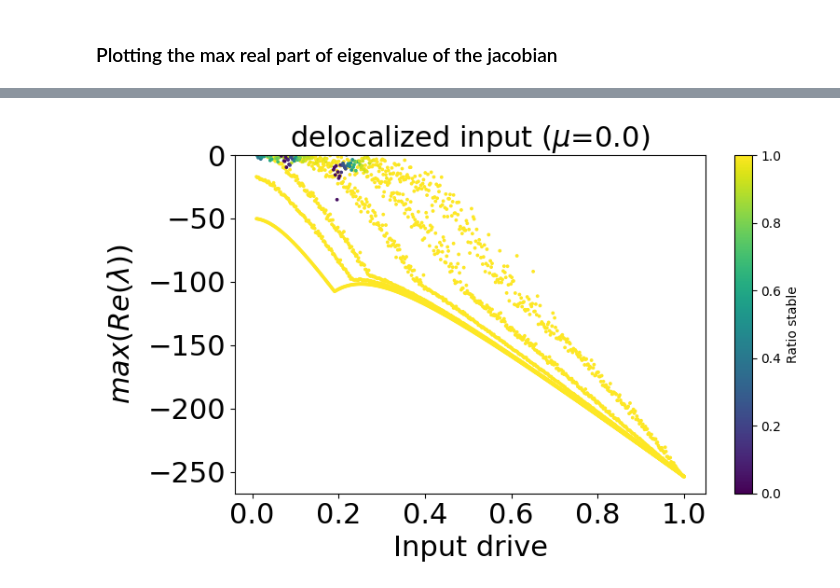
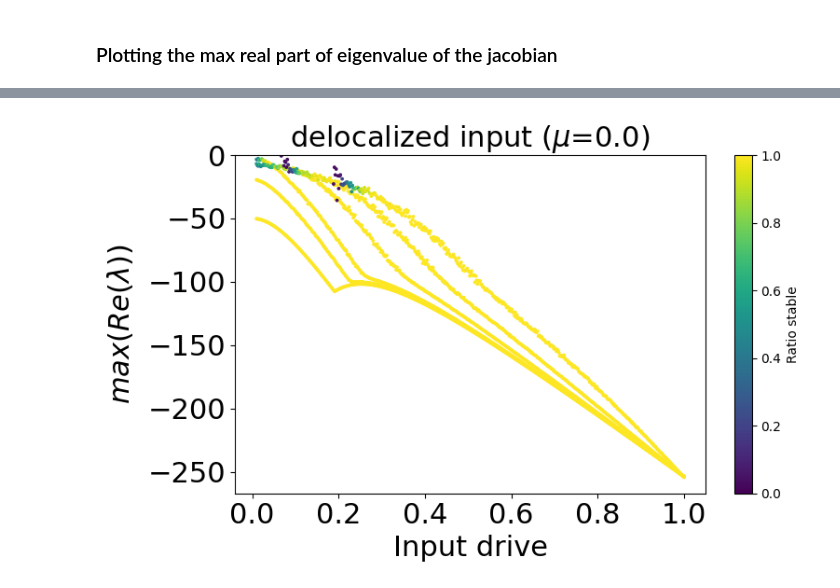
Before and after one commit to shivangrawat/perturbed_organics, a Jupyter notebook: examples/plot_lines_delocalized.ipynb, the cells around one changed output, grey strips where cells are left out. Cells and saved outputs as stored; diff of their text form; code cells hidden in the pictures.

```diff
--- a/examples/plot_lines_delocalized.ipynb
+++ b/examples/plot_lines_delocalized.ipynb
@@ -141,32 +144,0 @@ plt.show()
-# %%
-plt.figure(figsize=(8, 6))
-
-# Get all the delta values and sort them (assuming they are numeric)
-# delta_keys = sorted(actual_fp_y_dict.keys())
-delta_keys = [0.05, 0.1]
-min_delta = min(delta_keys)
-max_delta = max(delta_keys)
-
-for i, delta_val in enumerate(delta_keys):
-    actual_fp_y = actual_fp_y_dict[delta_val]
-
-    y_val = actual_fp_y[:, :, :, idx]
-    y_val_std = torch.std(y_val, dim=2)
-
-    # calculating these curves using flaviano's analytical solution
-
-    plot = plt.scatter(input_range, y_val_std[0, :], label=f"$\Delta = {delta_val}$", color=plt.cm.viridis(i / len(delta_keys)), linewidth=1.0, s=50, marker='x')
-
-plt.xlabel('Input drive', fontsize=22)
-plt.ylabel(r"Standard deviation (y)", fontsize=22, labelpad=10)
-plt.title(f"{input_type} input ($\mu$={mu})", fontsize=22)
-# plot x axis logscale
-plt.xscale('log')
-# plt.ylim([-0.05, 2])
-plt.legend(fontsize=16, loc='upper right')
-plt.xticks(fontsize=22)
-plt.yticks(fontsize=22)
-plt.tight_layout()
-# save this plot
-plt.savefig(f'../figures/fig3/fig8.png', bbox_inches='tight')
-plt.show()
@@ -520,32 +641,32 @@ plt.show()
 # %%
 plt.figure(figsize=(8, 5))
 
 # Get all the delta values and sort them (assuming they are numeric)
 delta_keys = sorted(eigvals_dict.keys())
 
 for delta_val in delta_keys:
     eigvals_J = eigvals_dict[delta_val]
     eigvals_J_real = torch.max(torch.real(eigvals_J), dim=3).values
 
     ratio_stable = torch.sum(~torch.isnan(eigvals_J_real), dim=2) / num_trials
 
     # eigvals_J_real_mean = torch.mean(eigvals_J_real, dim=2)
-    # eigvals_J_real_mean = torch.nanmean(eigvals_J_real, dim=2)
-    eigvals_J_real_mean = torch.max(torch.nan_to_num(eigvals_J_real, nan=-float('inf')), dim=2).values
+    eigvals_J_real_mean = torch.nanmean(eigvals_J_real, dim=2)
+    # eigvals_J_real_mean = torch.max(torch.nan_to_num(eigvals_J_real, nan=-float('inf')), dim=2).values
 
     scatter = plt.scatter(input_range, eigvals_J_real_mean[0, :], cmap='viridis', c=ratio_stable, vmin=0, vmax=1, s=3, marker='o')
 
 
 plt.xlabel('Input drive', fontsize=22)
 plt.ylabel(f"$max(Re(\\lambda))$", fontsize=22, rotation=90, labelpad=10)
 plt.title(f"{input_type} input ($\mu$={mu})", fontsize=22)
 cbar = plt.colorbar(scatter)
 cbar.set_label('Ratio stable')
 plt.gca().set_ylim(top=0)
 plt.xticks(fontsize=22)
 plt.yticks(fontsize=22)
 plt.tight_layout()
 plt.savefig(f'../figures/fig2.5/fig2.png', bbox_inches='tight')
 plt.show()
 # %% [output]
-[figure, old version]
+[figure, new version]
```
Also changed, not shown: parts of 11 cells of this notebook, 2 other files.
